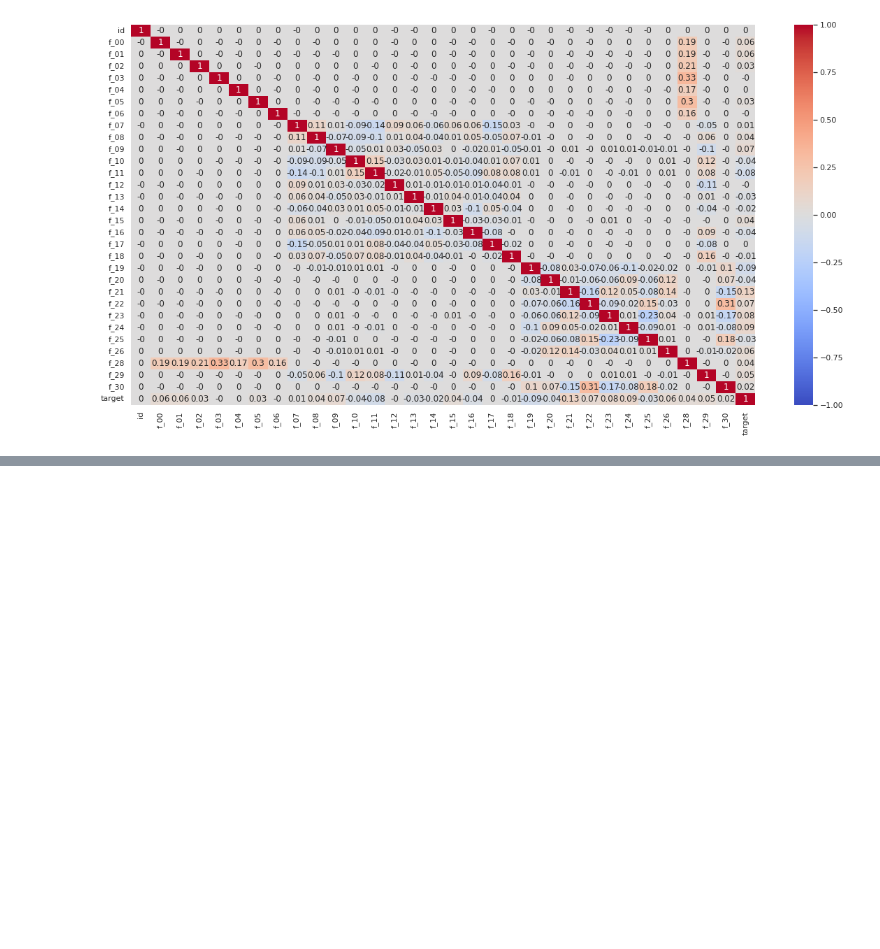
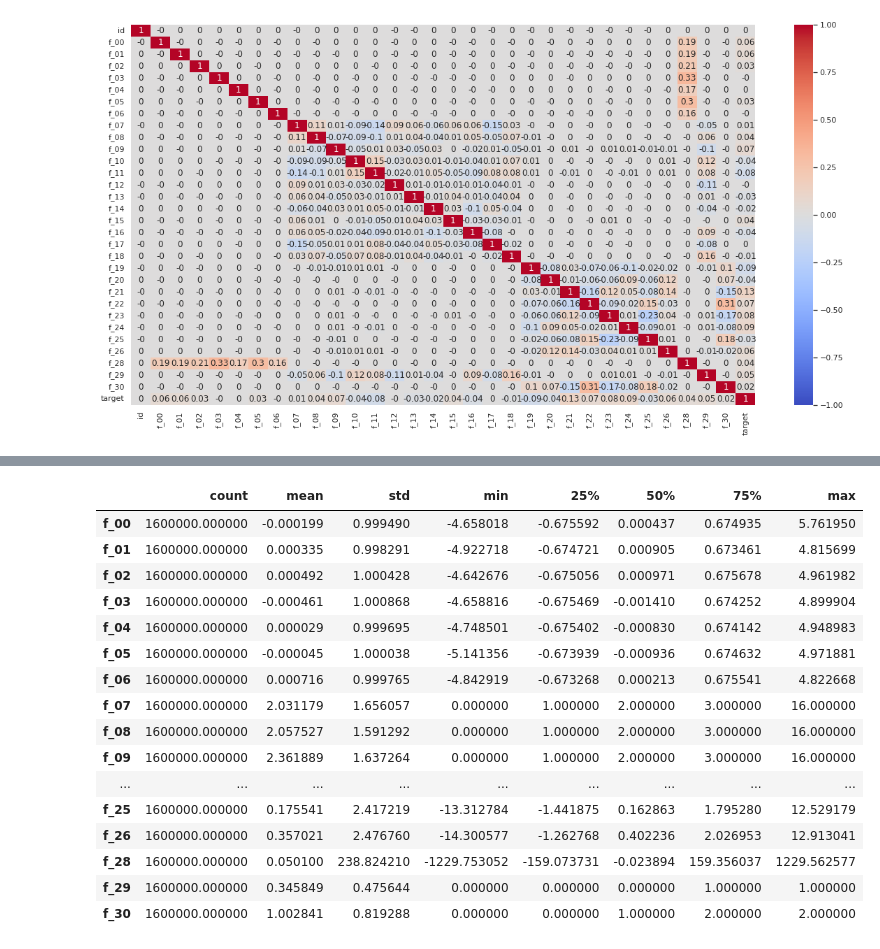
Before and after one commit to RaphaelZH/Kaggle_Competition_Practice_Notebooks_EN, a Jupyter notebook: tabular-playground-series-may-2022.ipynb, the cells around one changed output, grey strips where cells are left out. Cells and saved outputs as stored; diff of their text form; code cells hidden in the pictures; blank space fills up the shorter version.

```diff
--- a/tabular-playground-series-may-2022.ipynb
+++ b/tabular-playground-series-may-2022.ipynb
@@ -202,0 +203,26 @@ plt.show()
+# %%
+# Concat train and test
+all = pd.concat([train,test],ignore_index=True)
+# %%
+all.drop(columns=['id', 'target']).describe().T\
+        .style.bar(subset=['mean'], color=px.colors.qualitative.G10[0])\
+        .background_gradient(subset=['std'], cmap='Greens')\
+        .background_gradient(subset=['50%'], cmap='BuGn')
+# %% [output]
+|  | count | mean | std | min | 25% | 50% | 75% | max |
+| f_00 | 1600000.000000 | -0.000199 | 0.999490 | -4.658018 | -0.675592 | 0.000437 | 0.674935 | 5.761950 |
+| f_01 | 1600000.000000 | 0.000335 | 0.998291 | -4.922718 | -0.674721 | 0.000905 | 0.673461 | 4.815699 |
+| f_02 | 1600000.000000 | 0.000492 | 1.000428 | -4.642676 | -0.675056 | 0.000971 | 0.675678 | 4.961982 |
+| f_03 | 1600000.000000 | -0.000461 | 1.000868 | -4.658816 | -0.675469 | -0.001410 | 0.674252 | 4.899904 |
+| f_04 | 1600000.000000 | 0.000029 | 0.999695 | -4.748501 | -0.675402 | -0.000830 | 0.674142 | 4.948983 |
+| f_05 | 1600000.000000 | -0.000045 | 1.000038 | -5.141356 | -0.673939 | -0.000936 | 0.674632 | 4.971881 |
+| f_06 | 1600000.000000 | 0.000716 | 0.999765 | -4.842919 | -0.673268 | 0.000213 | 0.675541 | 4.822668 |
+| f_07 | 1600000.000000 | 2.031179 | 1.656057 | 0.000000 | 1.000000 | 2.000000 | 3.000000 | 16.000000 |
+| f_08 | 1600000.000000 | 2.057527 | 1.591292 | 0.000000 | 1.000000 | 2.000000 | 3.000000 | 16.000000 |
+| f_09 | 1600000.000000 | 2.361889 | 1.637264 | 0.000000 | 1.000000 | 2.000000 | 3.000000 | 16.000000 |
+| ... | ... | ... | ... | ... | ... | ... | ... | ... |
+| f_25 | 1600000.000000 | 0.175541 | 2.417219 | -13.312784 | -1.441875 | 0.162863 | 1.795280 | 12.529179 |
+| f_26 | 1600000.000000 | 0.357021 | 2.476760 | -14.300577 | -1.262768 | 0.402236 | 2.026953 | 12.913041 |
+| f_28 | 1600000.000000 | 0.050100 | 238.824210 | -1229.753052 | -159.073731 | -0.023894 | 159.356037 | 1229.562577 |
+| f_29 | 1600000.000000 | 0.345849 | 0.475644 | 0.000000 | 0.000000 | 0.000000 | 1.000000 | 1.000000 |
+| f_30 | 1600000.000000 | 1.002841 | 0.819288 | 0.000000 | 0.000000 | 1.000000 | 2.000000 | 2.000000 |
```
Also changed, not shown: parts of 3 cells of this notebook.
